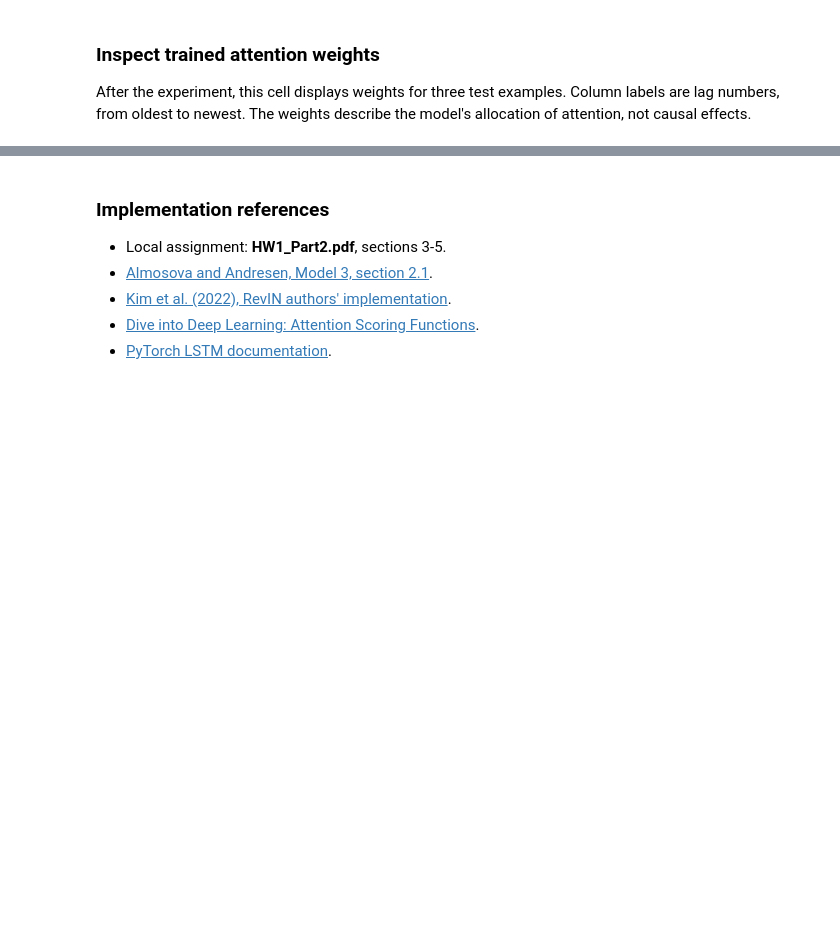
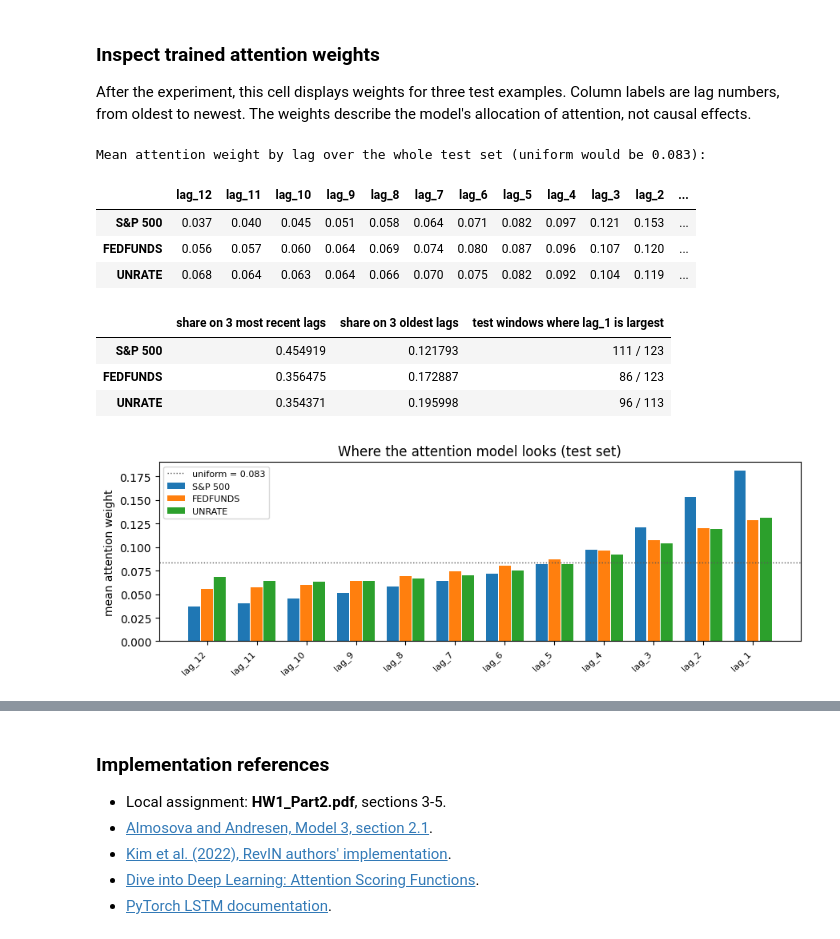
Before and after one commit to kylelaw529/VIP-HW-2, a Jupyter notebook: VIP_Homework2.ipynb, the cells around one changed output, grey strips where cells are left out. Saved outputs shown, nothing was run; the diff lists cells and outputs as text; code cells hidden in the pictures; blank space fills up the shorter version.

```diff
--- a/VIP_Homework2.ipynb
+++ b/VIP_Homework2.ipynb
@@ -705,7 +724,7 @@ The test set is evaluated only after selecting each run's checkpoint on validati
 
 `trained_models[(column_name, model_name, seed)]` stores each fitted model for later forecast and attention plots. The earlier six-year rolling proposal is not implemented here.
 # %%
-RUN_EXPERIMENT = False
+RUN_EXPERIMENT = True
 
 if RUN_EXPERIMENT:
     results = []
@@ -748,17 +798,61 @@ Models are ready. Set RUN_EXPERIMENT = True to run the full comparison.
 ### Inspect trained attention weights
 
 After the experiment, this cell displays weights for three test examples. Column labels are lag numbers, from oldest to newest. The weights describe the model's allocation of attention, not causal effects.
-# %%
-if RUN_EXPERIMENT:
-    attention_column = "UNRATE"  # Change to any selected column.
-    attention_seed = SEEDS[0]
-    attention_model = trained_models[(attention_column, "LSTM with attention", attention_seed)]
-    *_, X_test, y_test = prepare_datasets(extracted, attention_column, p)
-    example_indices = [0, len(X_test) // 2, len(X_test) - 1]
-    attention_model.eval()
-    with torch.no_grad():
-        forecasts, attention_weights = attention_model.forward_with_attention(
-            input_tensor(X_test[example_indices]).to(next(attention_model.parameters()).device))
-    display(pd.DataFrame(attention_weights.cpu().numpy(),
-                         index=example_indices,
-                         columns=[f"lag_{lag}" for lag in range(p, 0, -1)]))
+# %%
+if RUN_EXPERIMENT:
+    attention_rows = []
+    attention_examples = {}
+    for column_name in columns:
+        model = trained_models[(column_name, "LSTM with attention", SEEDS[0])]
+        *_, X_test, _ = prepare_datasets(extracted, column_name, p)
+        device = next(model.parameters()).device
+        model.eval()
+        with torch.no_grad():
+            _, weights = model.forward_with_attention(input_tensor(X_test).to(device))
+        weights = weights.cpu().numpy()
+        attention_examples[column_name] = weights
+        attention_rows.append(pd.Series(weights.mean(axis=0), name=column_name,
+                                        index=[f"lag_{lag}" for lag in range(p, 0, -1)]))
+
+    attention_summary = pd.DataFrame(attention_rows)
+    print("Mean attention weight by lag over the whole test set "
+          f"(uniform would be {1 / p:.3f}):")
+    display(attention_summary.round(3))
+
+    concentration = pd.DataFrame({
+        "share on 3 most recent lags": {c: w[:, -3:].sum(axis=1).mean()
+                                        for c, w in attention_examples.items()},
+        "share on 3 oldest lags": {c: w[:, :3].sum(axis=1).mean()
+                                   for c, w in attention_examples.items()},
+        "test windows where lag_1 is largest": {
+            c: f"{int((w.argmax(axis=1) == p - 1).sum())} / {len(w)}"
+            for c, w in attention_examples.items()},
+    })
+    display(concentration)
+
+    figure, axis = plt.subplots(figsize=(9, 3.2))
+    lag_labels = [f"lag_{lag}" for lag in range(p, 0, -1)]
+    offsets = np.linspace(-0.26, 0.26, len(columns))
+    for offset, column_name in zip(offsets, columns):
+        axis.bar(np.arange(p) + offset, attention_summary.loc[column_name].to_numpy(),
+                 width=0.24, label=column_name)
+    axis.axhline(1 / p, color="0.35", linestyle=":", linewidth=1,
+                 label=f"uniform = {1 / p:.3f}")
+    axis.set_xticks(np.arange(p))
+    axis.set_xticklabels(lag_labels, rotation=45, ha="right", fontsize=8)
+    axis.set_ylabel("mean attention weight")
+    axis.set_title("Where the attention model looks (test set)")
+    axis.legend(fontsize=8)
+    figure.tight_layout()
+    plt.show()
+# %% [output]
+Mean attention weight by lag over the whole test set (uniform would be 0.083):
+|  | lag_12 | lag_11 | lag_10 | lag_9 | lag_8 | lag_7 | lag_6 | lag_5 | lag_4 | lag_3 | lag_2 | ... |
+| S&P 500 | 0.037 | 0.040 | 0.045 | 0.051 | 0.058 | 0.064 | 0.071 | 0.082 | 0.097 | 0.121 | 0.153 | ... |
+| FEDFUNDS | 0.056 | 0.057 | 0.060 | 0.064 | 0.069 | 0.074 | 0.080 | 0.087 | 0.096 | 0.107 | 0.120 | ... |
+| UNRATE | 0.068 | 0.064 | 0.063 | 0.064 | 0.066 | 0.070 | 0.075 | 0.082 | 0.092 | 0.104 | 0.119 | ... |
+|  | share on 3 most recent lags | share on 3 oldest lags | test windows where lag_1 is largest |
+| S&P 500 | 0.454919 | 0.121793 | 111 / 123 |
+| FEDFUNDS | 0.356475 | 0.172887 | 86 / 123 |
+| UNRATE | 0.354371 | 0.195998 | 96 / 113 |
+[figure, added]
```
Also changed, not shown: parts of 13 cells of this notebook.
